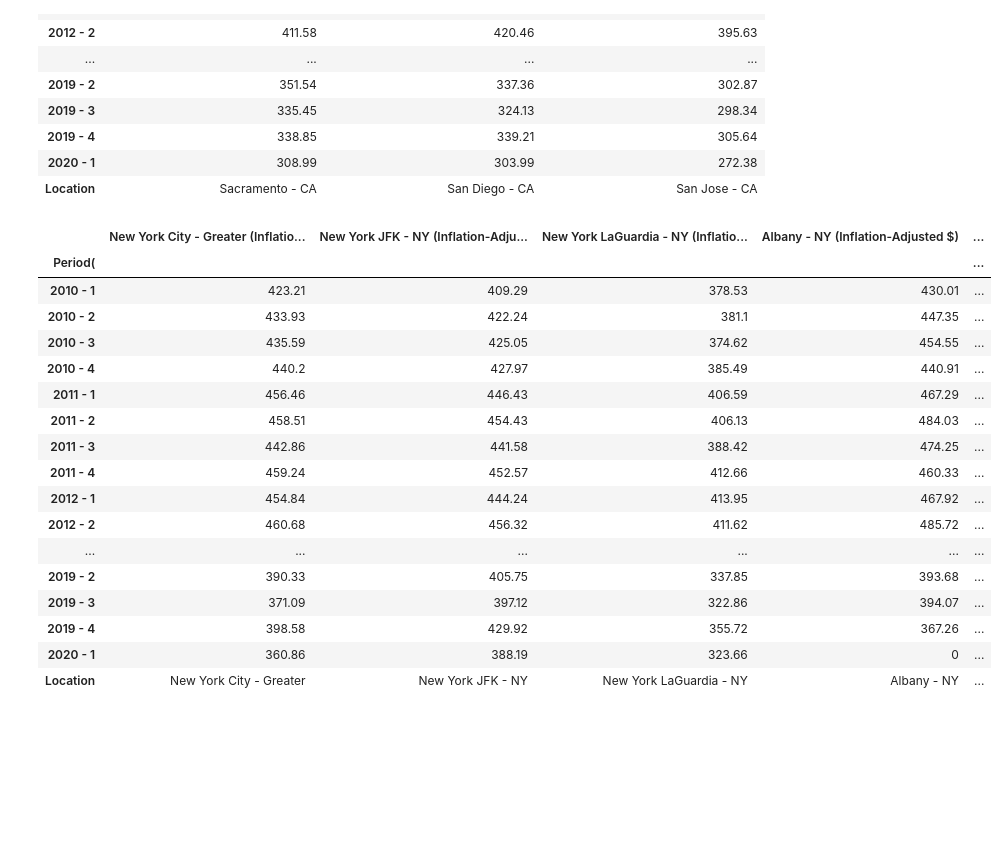
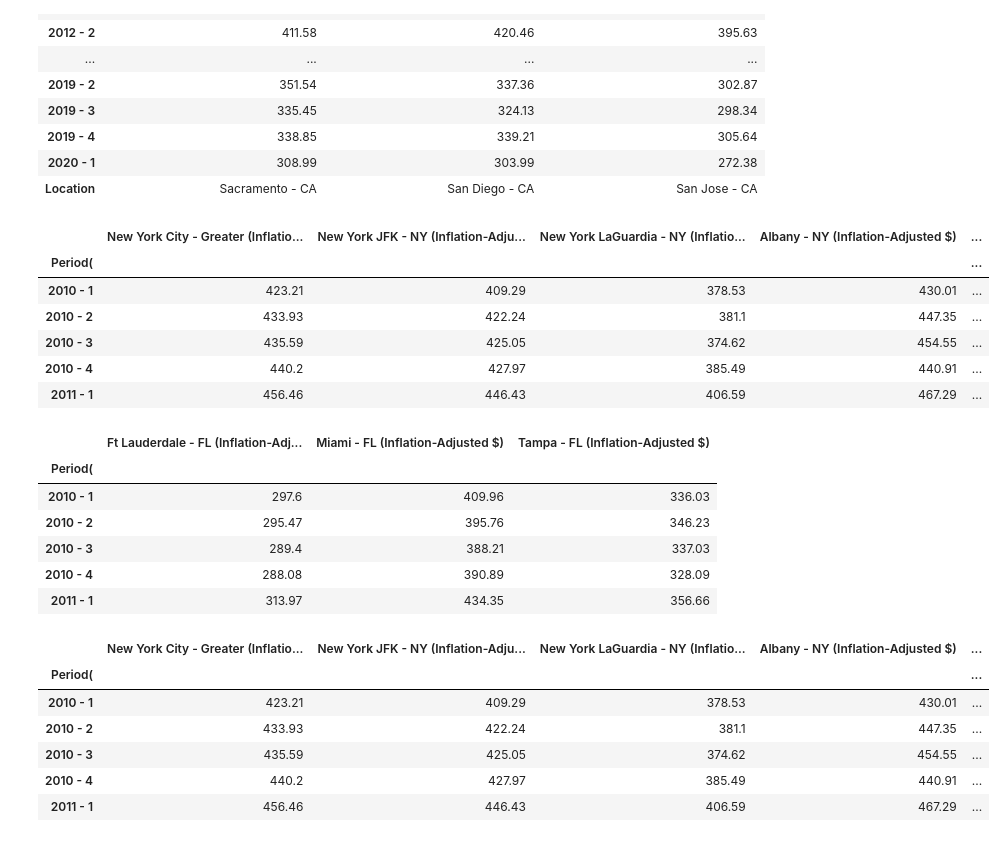
Before and after one commit to xsharonhe/cvt-scripts, a Jupyter notebook: project-intl-flight-tracking/geographic.ipynb, the cells around one changed output. Saved outputs shown, nothing was run; the diff lists cells and outputs as text; code cells hidden in the pictures; blank space fills up the shorter version.

```diff
--- a/project-intl-flight-tracking/geographic.ipynb
+++ b/project-intl-flight-tracking/geographic.ipynb
@@ -285,24 +271,36 @@ ca2
 | Location | Sacramento - CA | San Diego - CA | San Jose - CA |
 # %%
 all_sets = pd.merge(all_sets, ca2, left_index=True, right_index=True)
-del all_sets['Period(']
-all_sets
+all_sets.head()
 # %% [output]
 |  | New York City - Greater (Inflatio... | New York JFK - NY (Inflation-Adju... | New York LaGuardia - NY (Inflatio... | Albany - NY (Inflation-Adjusted $) | ... |
 | Period( |  |  |  |  | ... |
 | 2010 - 1 | 423.21 | 409.29 | 378.53 | 430.01 | ... |
 | 2010 - 2 | 433.93 | 422.24 | 381.1 | 447.35 | ... |
 | 2010 - 3 | 435.59 | 425.05 | 374.62 | 454.55 | ... |
 | 2010 - 4 | 440.2 | 427.97 | 385.49 | 440.91 | ... |
 | 2011 - 1 | 456.46 | 446.43 | 406.59 | 467.29 | ... |
-| 2011 - 2 | 458.51 | 454.43 | 406.13 | 484.03 | ... |
-| 2011 - 3 | 442.86 | 441.58 | 388.42 | 474.25 | ... |
-| 2011 - 4 | 459.24 | 452.57 | 412.66 | 460.33 | ... |
-| 2012 - 1 | 454.84 | 444.24 | 413.95 | 467.92 | ... |
-| 2012 - 2 | 460.68 | 456.32 | 411.62 | 485.72 | ... |
-| ... | ... | ... | ... | ... | ... |
-| 2019 - 2 | 390.33 | 405.75 | 337.85 | 393.68 | ... |
-| 2019 - 3 | 371.09 | 397.12 | 322.86 | 394.07 | ... |
-| 2019 - 4 | 398.58 | 429.92 | 355.72 | 367.26 | ... |
-| 2020 - 1 | 360.86 | 388.19 | 323.66 | 0 | ... |
-| Location | New York City - Greater | New York JFK - NY | New York LaGuardia - NY | Albany - NY | ... |
+# %%
+file = 'data-sources/geographic/fl.csv'
+fl = cleanGeographic(file)
+del fl['Period(']
+fl.head()
+# %% [output]
+|  | Ft Lauderdale - FL (Inflation-Adj... | Miami - FL (Inflation-Adjusted $) | Tampa - FL (Inflation-Adjusted $) |
+| Period( |  |  |  |
+| 2010 - 1 | 297.6 | 409.96 | 336.03 |
+| 2010 - 2 | 295.47 | 395.76 | 346.23 |
+| 2010 - 3 | 289.4 | 388.21 | 337.03 |
+| 2010 - 4 | 288.08 | 390.89 | 328.09 |
+| 2011 - 1 | 313.97 | 434.35 | 356.66 |
+# %%
+all_sets = pd.merge(all_sets, fl, left_index=True, right_index=True)
+all_sets.head()
+# %% [output]
+|  | New York City - Greater (Inflatio... | New York JFK - NY (Inflation-Adju... | New York LaGuardia - NY (Inflatio... | Albany - NY (Inflation-Adjusted $) | ... |
+| Period( |  |  |  |  | ... |
+| 2010 - 1 | 423.21 | 409.29 | 378.53 | 430.01 | ... |
+| 2010 - 2 | 433.93 | 422.24 | 381.1 | 447.35 | ... |
+| 2010 - 3 | 435.59 | 425.05 | 374.62 | 454.55 | ... |
+| 2010 - 4 | 440.2 | 427.97 | 385.49 | 440.91 | ... |
+| 2011 - 1 | 456.46 | 446.43 | 406.59 | 467.29 | ... |
```
Also changed, not shown: parts of 47 cells of this notebook, 19 other files.
